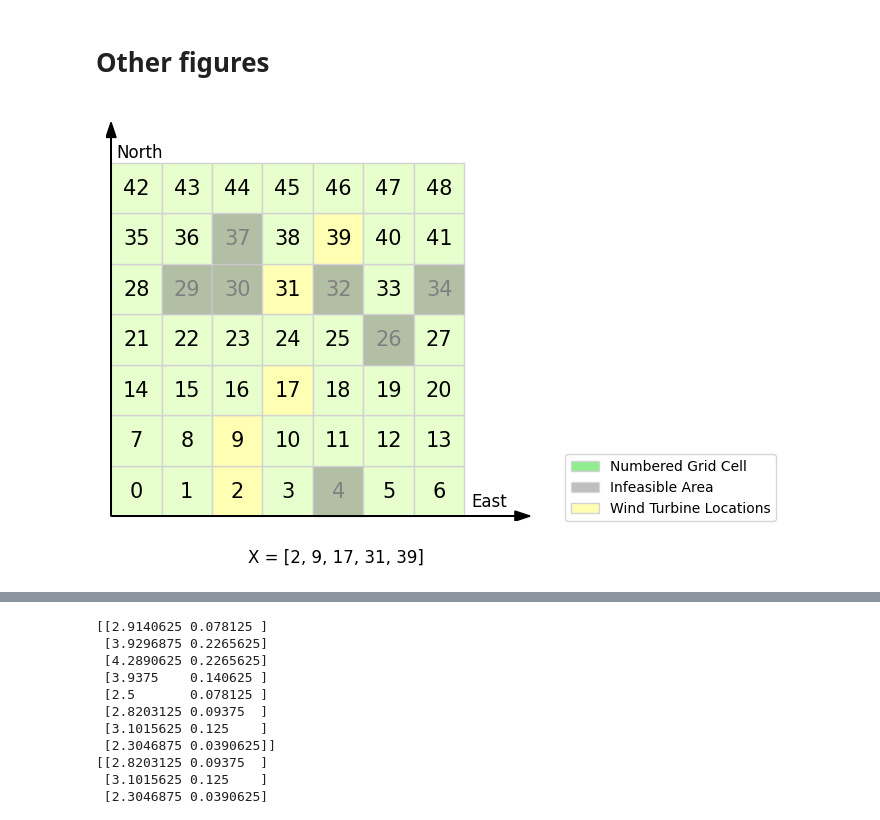
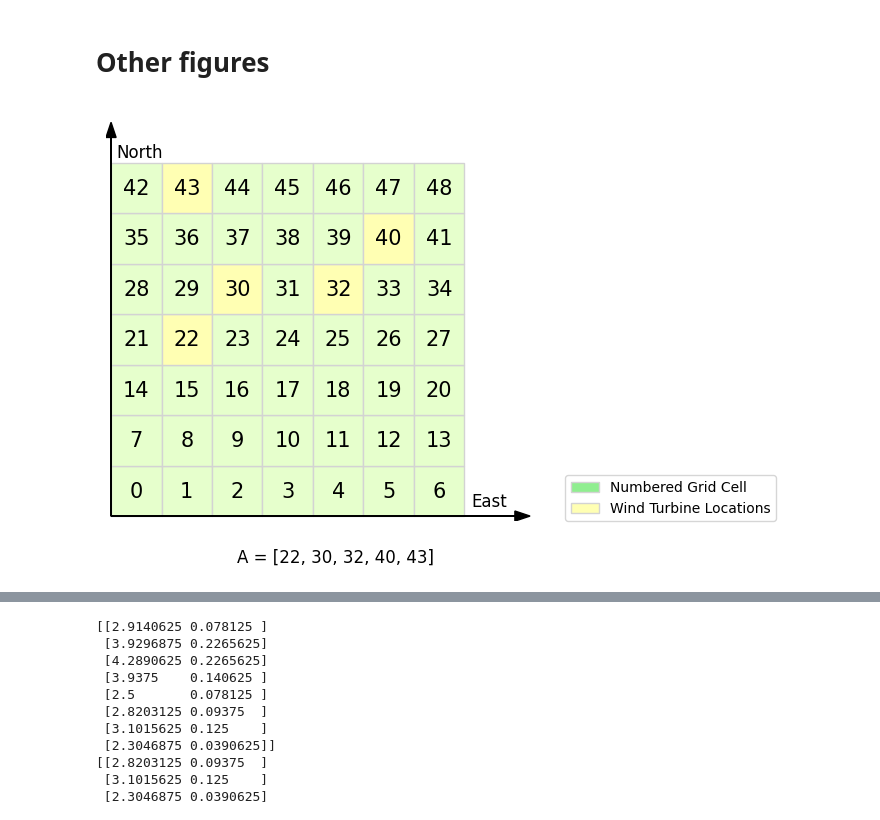
Before and after one commit to ShitianZhang22/Wind-Farm-Layout-Optimisation, a Jupyter notebook: figure.ipynb, the cells around one changed output, grey strips where cells are left out. Drawn from its saved outputs; the diff is of its cells as text; code cells hidden in the pictures.

```diff
--- a/figure.ipynb
+++ b/figure.ipynb
@@ -22,6 +22,7 @@ ax.set_aspect('equal')
 # Randomly pick 7 locations for infeasible areas
 np.random.seed(0)  # For reproducibility
 infeasible_indices = np.random.choice(range(49), size=7, replace=False)
+infeasible_indices = []
 
 # Randomly pick 5 locations for wind turbines
 wind_turbine_indices = np.random.choice([i for i in range(49) if i not in infeasible_indices], size=5, replace=False)
@@ -44,33 +45,33 @@ for i in range(7):
             # imagebox = OffsetImage(icon, zoom=0.7)
             # ab = AnnotationBbox(imagebox, (i + 0.5, j + 0.5), frameon=False)
             # ax.add_artist(ab)
         else:
             ax.add_patch(mpatches.Rectangle((i, j), 1, 1, edgecolor='lightgrey', facecolor=(0.9, 1, 0.8)))
             ax.text(i + 0.5, j + 0.5, str(j * 7 + i), color='black', ha='center', va='center', fontsize=15)
 
 # Draw axes
 ax.arrow(0, 0, 8, 0, head_width=0.2, head_length=0.3, fc='black', ec='black')  # East axis
 ax.arrow(0, 0, 0, 7.5, head_width=0.2, head_length=0.3, fc='black', ec='black')  # North axis
 ax.text(7.5, 0.2, 'East', color='black', fontsize=12, ha='center')
 ax.text(0.1, 7.2, 'North', color='black', fontsize=12, va='center')
 
 # Add legend
 legend_elements = [
     mpatches.Patch(facecolor='lightgreen', edgecolor='lightgrey', label='Numbered Grid Cell'),
-    mpatches.Patch(facecolor='grey', edgecolor='lightgrey', alpha=0.5, label='Infeasible Area'),
+    # mpatches.Patch(facecolor='grey', edgecolor='lightgrey', alpha=0.5, label='Infeasible Area'),
     mpatches.Patch(facecolor=(1, 1, 0.7), edgecolor='lightgrey', label='Wind Turbine Locations'),
 ]
 ax.legend(handles=legend_elements, loc=(1, 0), fontsize=10)
 
 # Add layout vector formula
-layout_vector = f"X = [{', '.join(map(str, wind_turbine_indices))}]"
+layout_vector = f"A = [{', '.join(map(str, wind_turbine_indices))}]"
 ax.text(0.5, -0.1, layout_vector, fontsize=12, ha='center', transform=ax.transAxes)
 
 # Remove axes
 ax.axis('off')
 
 # Show the plot
 plt.tight_layout()
 plt.show()
 # %% [output]
-[figure, old version]
+[figure, new version]
```
Also changed, not shown: parts of 8 cells of this notebook, 1 other file.
